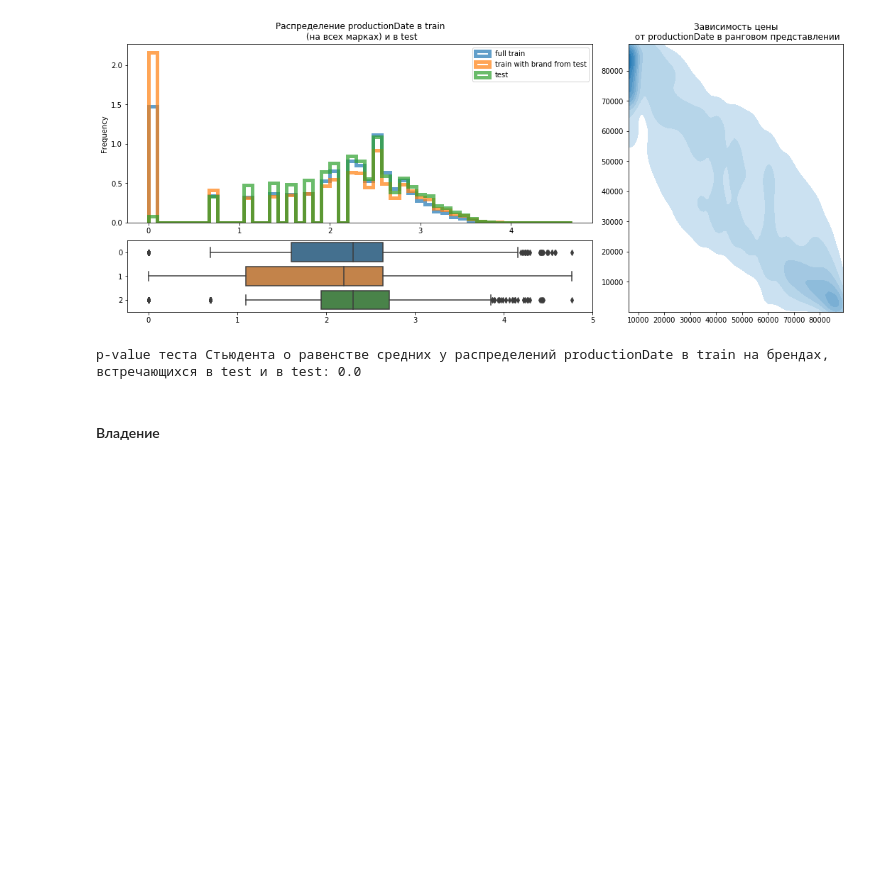
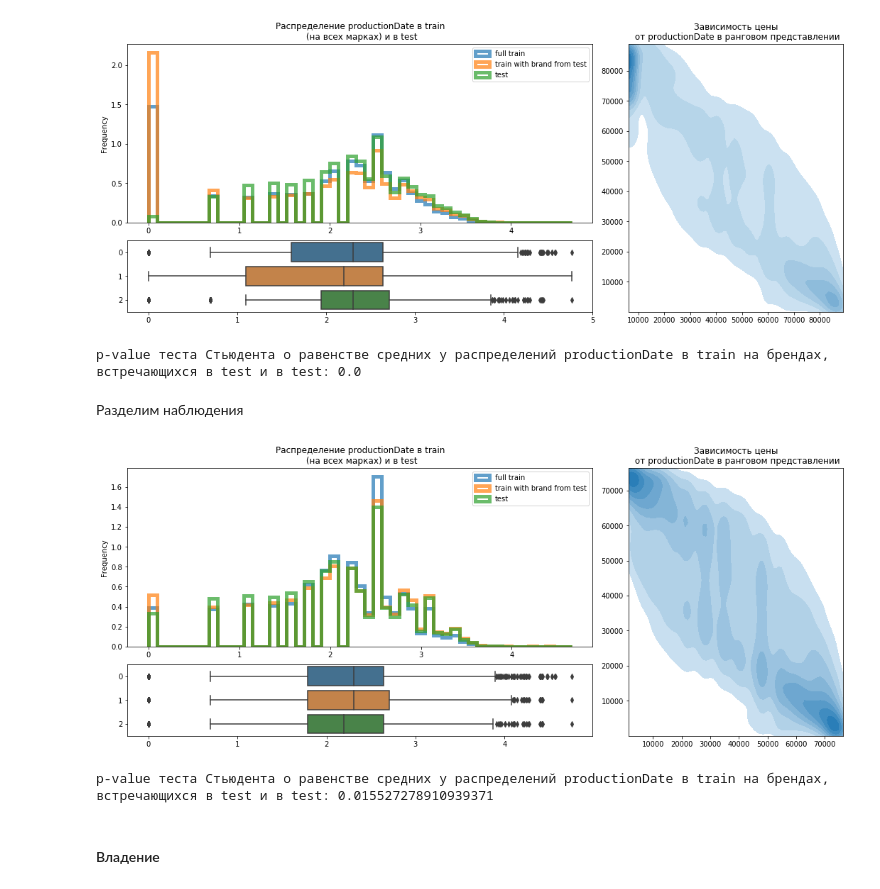
Before and after one commit to IvanovDmitryV/skillfactory_rds, a Jupyter notebook: Unit_7/Project_7_EDA0909.ipynb, the cells around one changed output. Cells and saved outputs as stored; diff of their text form; code cells hidden in the pictures; blank space fills up the shorter version.

```diff
--- a/Unit_7/Project_7_EDA0909.ipynb
+++ b/Unit_7/Project_7_EDA0909.ipynb
@@ -365,6 +375,14 @@ num_visualisation('productionDate',externdata_full,left_sloping=True)
 # %% [output]
 [figure]
 p-value теста Стьюдента о равенстве средних у распределений productionDate в train на брендах, встречающихся в test и в test: 0.0
+# %% [markdown]
+Разделим наблюдения
+# %%
+num_visualisation(
+    'productionDate',externdata_full[externdata_full.productionDate !=2020],left_sloping=True)
+# %% [output]
+[figure, added]
+p-value теста Стьюдента о равенстве средних у распределений productionDate в train на брендах, встречающихся в test и в test: 0.015527278910939371
 # %% [markdown]
 #### Владение
 # %%
```
Also changed, not shown: parts of 17 cells of this notebook.
